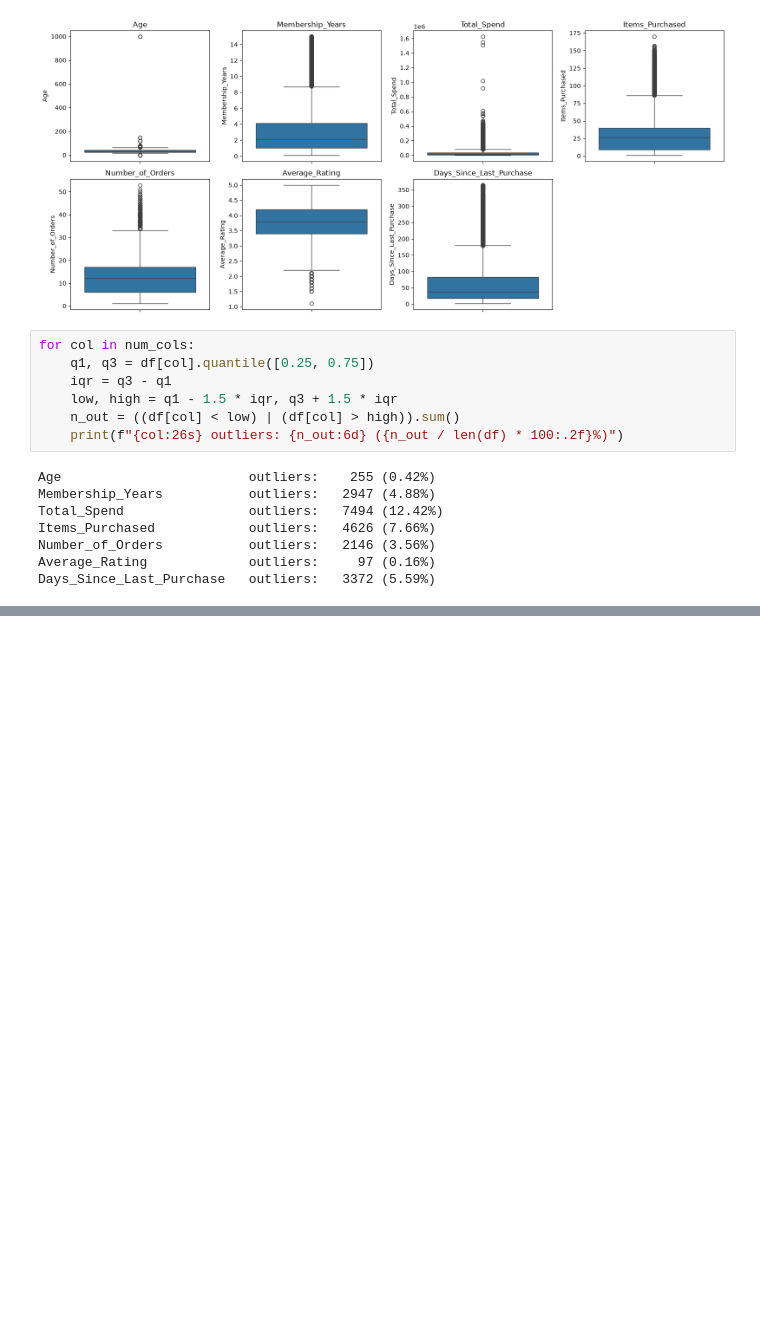
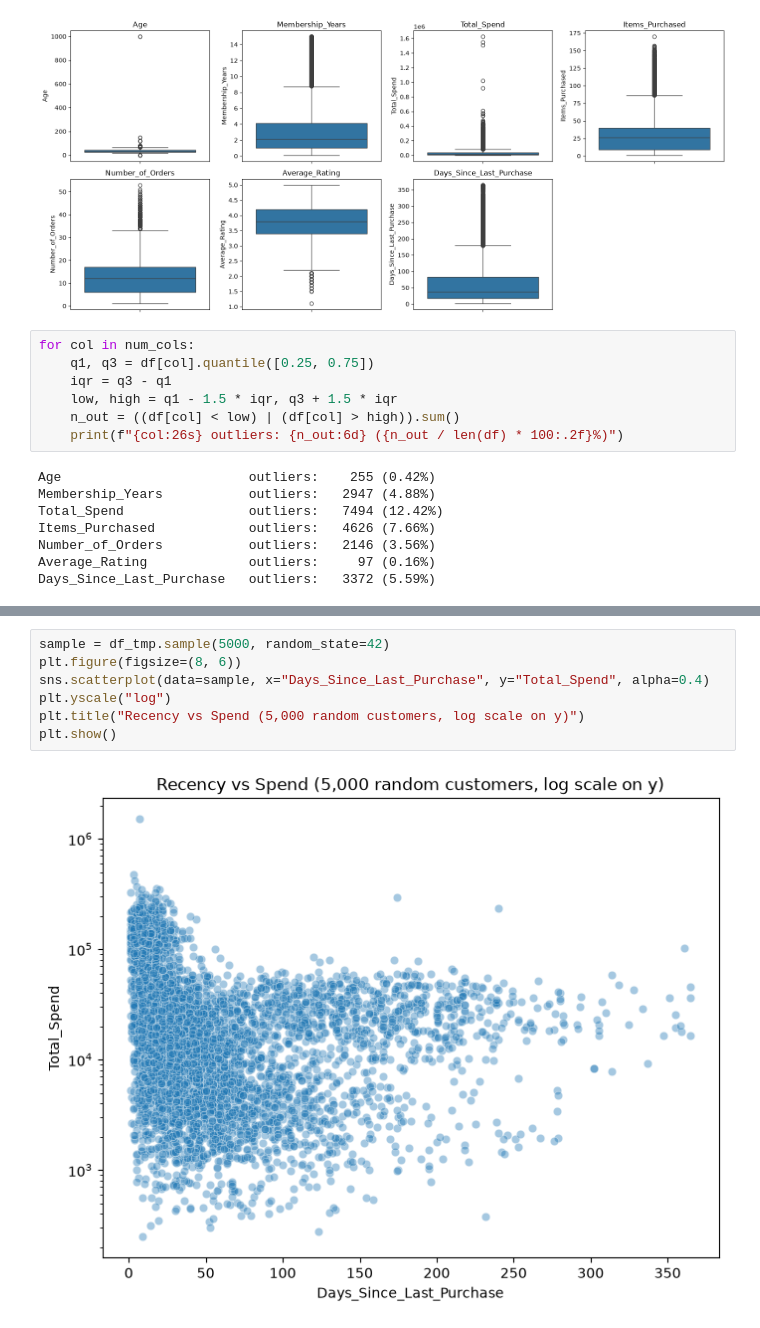
Before and after one commit to Jiya-D/CustomerIQ, a Jupyter notebook: notebooks/01_eda.ipynb, the cells around one changed output, grey strips where cells are left out. Saved outputs shown, nothing was run; the diff lists cells and outputs as text; blank space fills up the shorter version.

```diff
--- a/notebooks/01_eda.ipynb
+++ b/notebooks/01_eda.ipynb
@@ -149,0 +161,9 @@ Days_Since_Last_Purchase   outliers:   3372 (5.59%)
+# %%
+sample = df_tmp.sample(5000, random_state=42)
+plt.figure(figsize=(8, 6))
+sns.scatterplot(data=sample, x="Days_Since_Last_Purchase", y="Total_Spend", alpha=0.4)
+plt.yscale("log")
+plt.title("Recency vs Spend (5,000 random customers, log scale on y)")
+plt.show()
+# %% [output]
+[figure, added]
```
Also changed, not shown: parts of 1 cell of this notebook.
